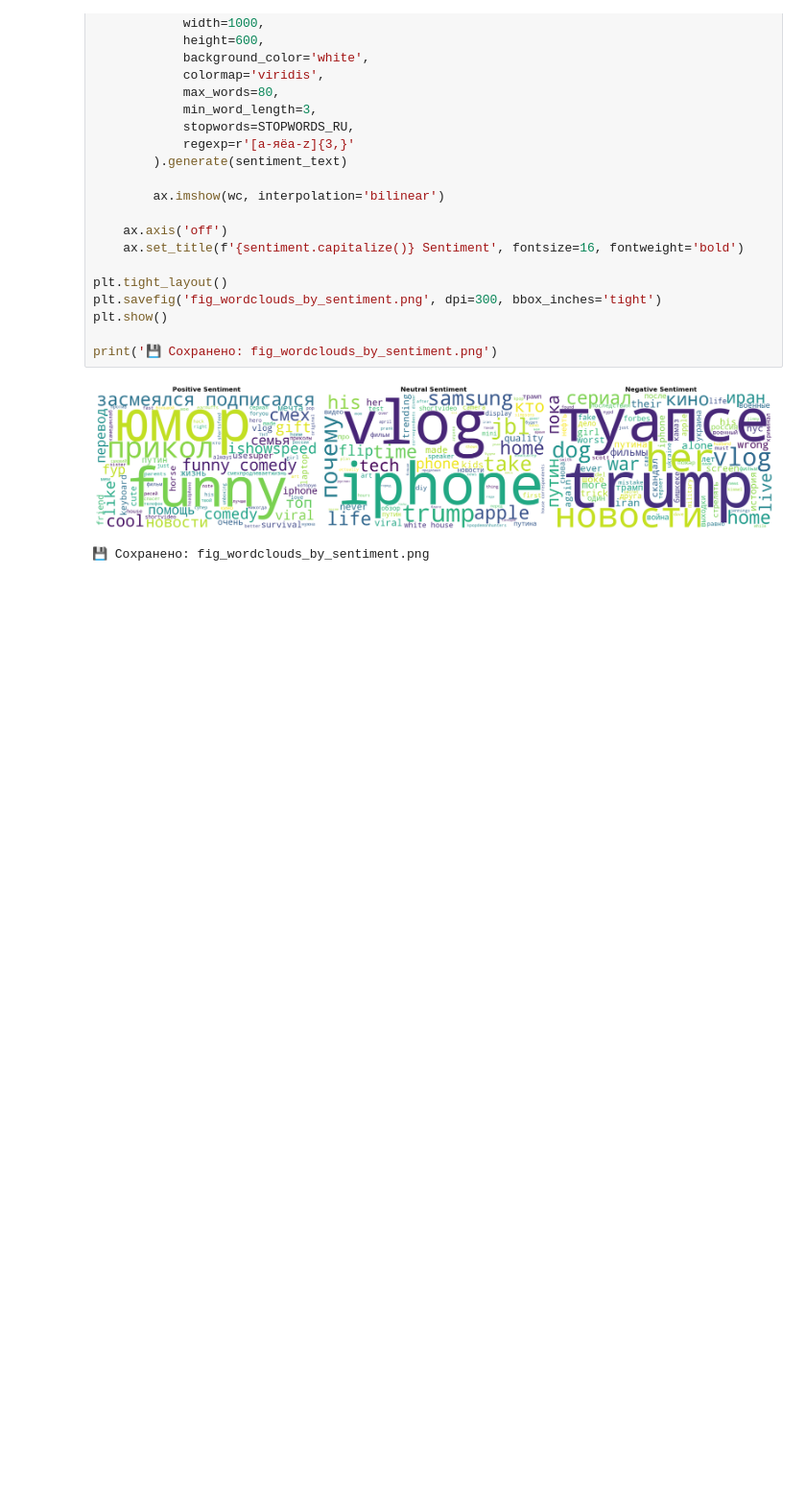
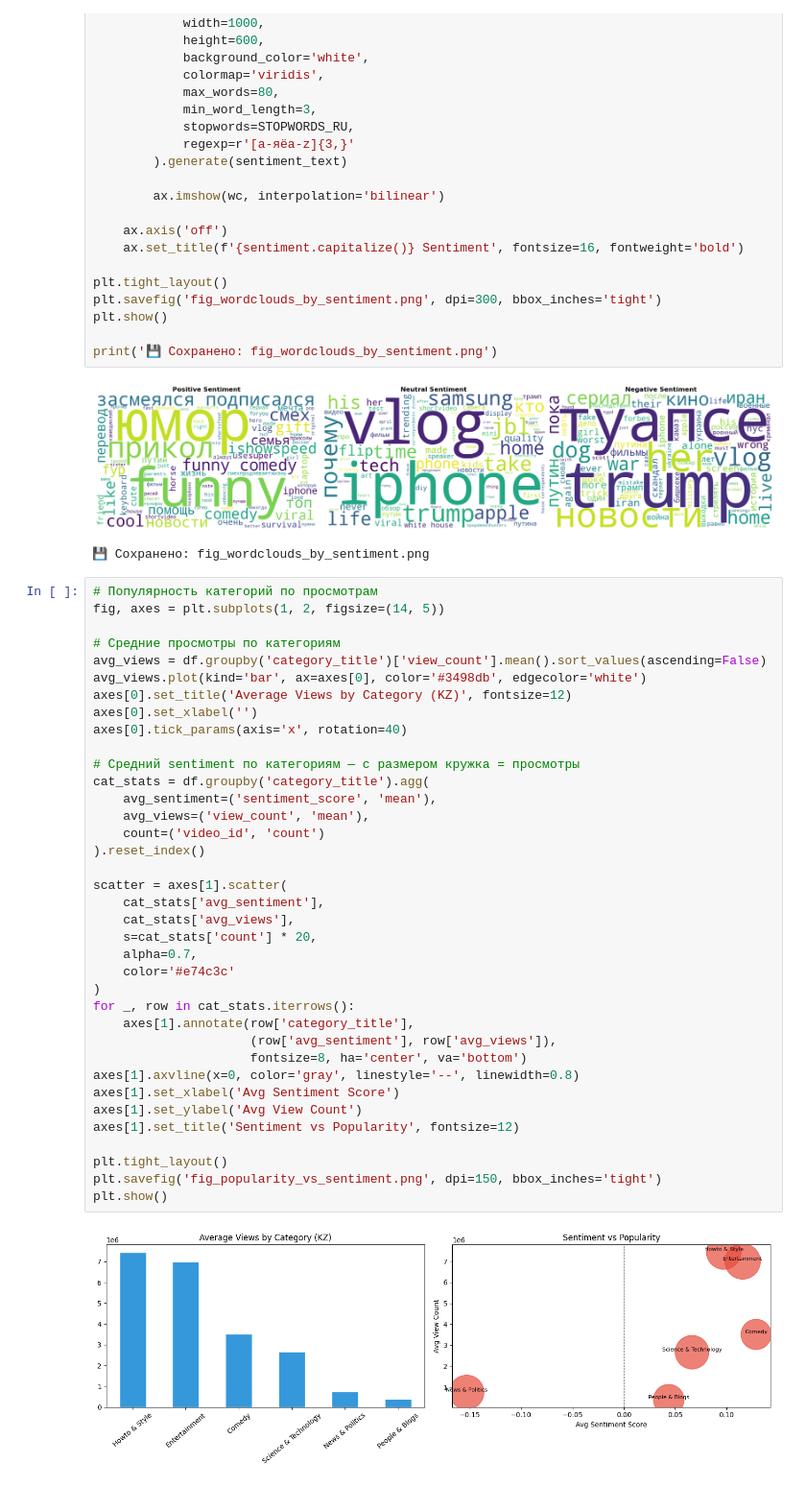
Before and after one commit to KamilaAkhmetova/youtube-ai-project, a Jupyter notebook: main.ipynb, the cells around one changed output. Shown at 96% size. Cells and saved outputs as stored; diff of their text form; blank space fills up the shorter version.

```diff
--- a/main.ipynb
+++ b/main.ipynb
@@ -1009,3 +1009,42 @@ print('💾 Сохранено: fig_wordclouds_by_sentiment.png')
 # %% [output]
 [figure]
 💾 Сохранено: fig_wordclouds_by_sentiment.png
+# %%
+# Популярность категорий по просмотрам
+fig, axes = plt.subplots(1, 2, figsize=(14, 5))
+
+# Средние просмотры по категориям
+avg_views = df.groupby('category_title')['view_count'].mean().sort_values(ascending=False)
+avg_views.plot(kind='bar', ax=axes[0], color='#3498db', edgecolor='white')
+axes[0].set_title('Average Views by Category (KZ)', fontsize=12)
+axes[0].set_xlabel('')
+axes[0].tick_params(axis='x', rotation=40)
+
+# Средний sentiment по категориям — с размером кружка = просмотры
+cat_stats = df.groupby('category_title').agg(
+    avg_sentiment=('sentiment_score', 'mean'),
+    avg_views=('view_count', 'mean'),
+    count=('video_id', 'count')
+).reset_index()
+
+scatter = axes[1].scatter(
+    cat_stats['avg_sentiment'],
+    cat_stats['avg_views'],
+    s=cat_stats['count'] * 20,
+    alpha=0.7,
+    color='#e74c3c'
+)
+for _, row in cat_stats.iterrows():
+    axes[1].annotate(row['category_title'],
+                     (row['avg_sentiment'], row['avg_views']),
+                     fontsize=8, ha='center', va='bottom')
+axes[1].axvline(x=0, color='gray', linestyle='--', linewidth=0.8)
+axes[1].set_xlabel('Avg Sentiment Score')
+axes[1].set_ylabel('Avg View Count')
+axes[1].set_title('Sentiment vs Popularity', fontsize=12)
+
+plt.tight_layout()
+plt.savefig('fig_popularity_vs_sentiment.png', dpi=150, bbox_inches='tight')
+plt.show()
+# %% [output]
+[figure, added]
```
Also changed, not shown: parts of 3 cells of this notebook, 2 other files.
